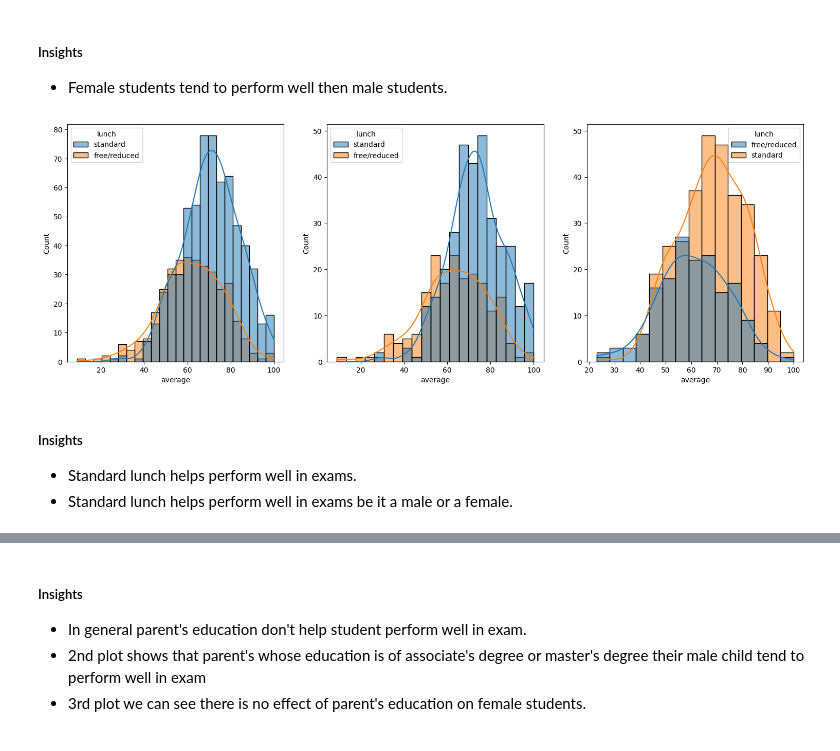
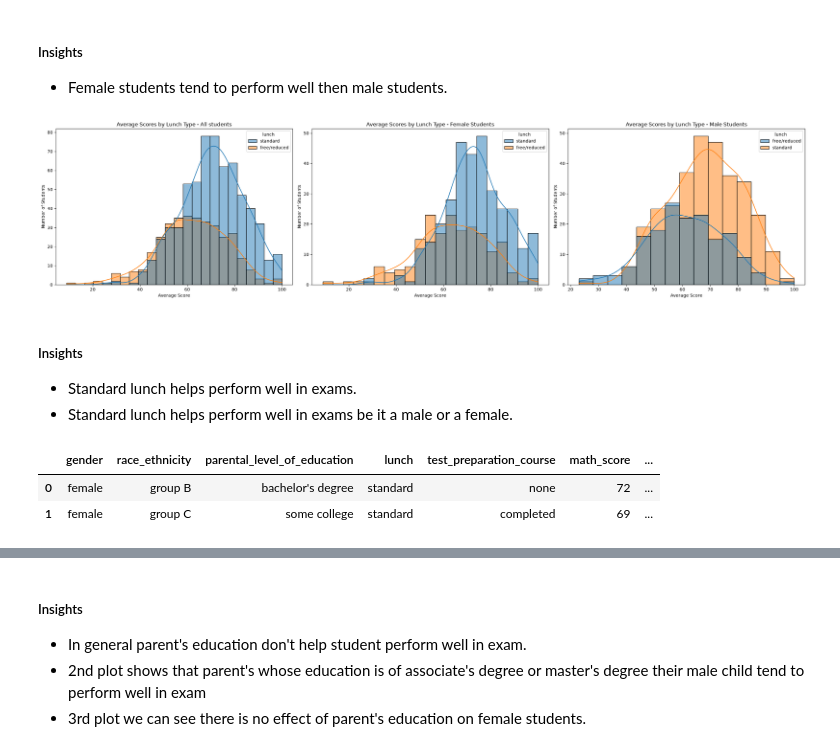
Before and after one commit to Kunalpatel-08/mlproject, a Jupyter notebook: notebook/1 . EDA STUDENT PERFORMANCE .ipynb, the cells around one changed output, grey strips where cells are left out. Saved outputs shown, nothing was run; the diff lists cells and outputs as text; code cells hidden in the pictures.

Commit message:
added visualization

```diff
--- a/notebook/1 . EDA STUDENT PERFORMANCE .ipynb
+++ b/notebook/1 . EDA STUDENT PERFORMANCE .ipynb
@@ -269,20 +298,46 @@ plt.show()
 #####  Insights
 - Female students tend to perform well then male students.
 # %%
-plt.subplots(1,3,figsize=(25,6))
-plt.subplot(141)
-sns.histplot(data=df,x='average',kde=True,hue='lunch')
-plt.subplot(142)
-sns.histplot(data=df[df.gender=='female'],x='average',kde=True,hue='lunch')
-plt.subplot(143)
-sns.histplot(data=df[df.gender=='male'],x='average',kde=True,hue='lunch')
-plt.show()
+# plt.subplots(1,3,figsize=(25,6))
+# plt.subplot(141)
+# sns.histplot(data=df,x='average',kde=True,hue='lunch')
+# plt.subplot(142)
+# sns.histplot(data=df[df.gender=='female'],x='average',kde=True,hue='lunch')
+# plt.subplot(143)
+# sns.histplot(data=df[df.gender=='male'],x='average',kde=True,hue='lunch')
+# plt.show()
-# %% [output]
-[figure, removed]
+# %%
+fig, axes = plt.subplots(1,3, figsize=(25,6))
+
+sns.histplot(data = df, x = 'average', kde=True, hue='lunch', ax = axes[0])
+axes[0].set_title("Average Scores by Lunch Type - All students")
+axes[0].set_xlabel("Average Score")
+axes[0].set_ylabel("Number of Students")
+
+sns.histplot(data = df[df['gender'] == 'female'], x = 'average', kde=True, hue='lunch', ax = axes[1])
+axes[1].set_title("Average Scores by Lunch Type - Female Students")
+axes[1].set_xlabel("Average Score")
+axes[1].set_ylabel("Number of Students")
+
+sns.histplot(data = df[df['gender'] == 'male'], x = 'average', kde=True, hue='lunch', ax = axes[2])
+axes[2].set_title("Average Scores by Lunch Type - Male Students")
+axes[2].set_xlabel("Average Score")
+axes[2].set_ylabel("Number of Students")
+
+plt.tight_layout()
+plt.show()
+# %% [output]
+[figure, added]
 # %% [markdown]
 #####  Insights
 - Standard lunch helps perform well in exams.
 - Standard lunch helps perform well in exams be it a male or a female.
+# %%
+df.head(2)
+# %% [output]
+|  | gender | race_ethnicity | parental_level_of_education | lunch | test_preparation_course | math_score | ... |
+| 0 | female | group B | bachelor's degree | standard | none | 72 | ... |
+| 1 | female | group C | some college | standard | completed | 69 | ... |
 # %%
 plt.subplots(1,3,figsize=(25,6))
 plt.subplot(141)
```
Also changed, not shown: parts of 11 cells of this notebook.
